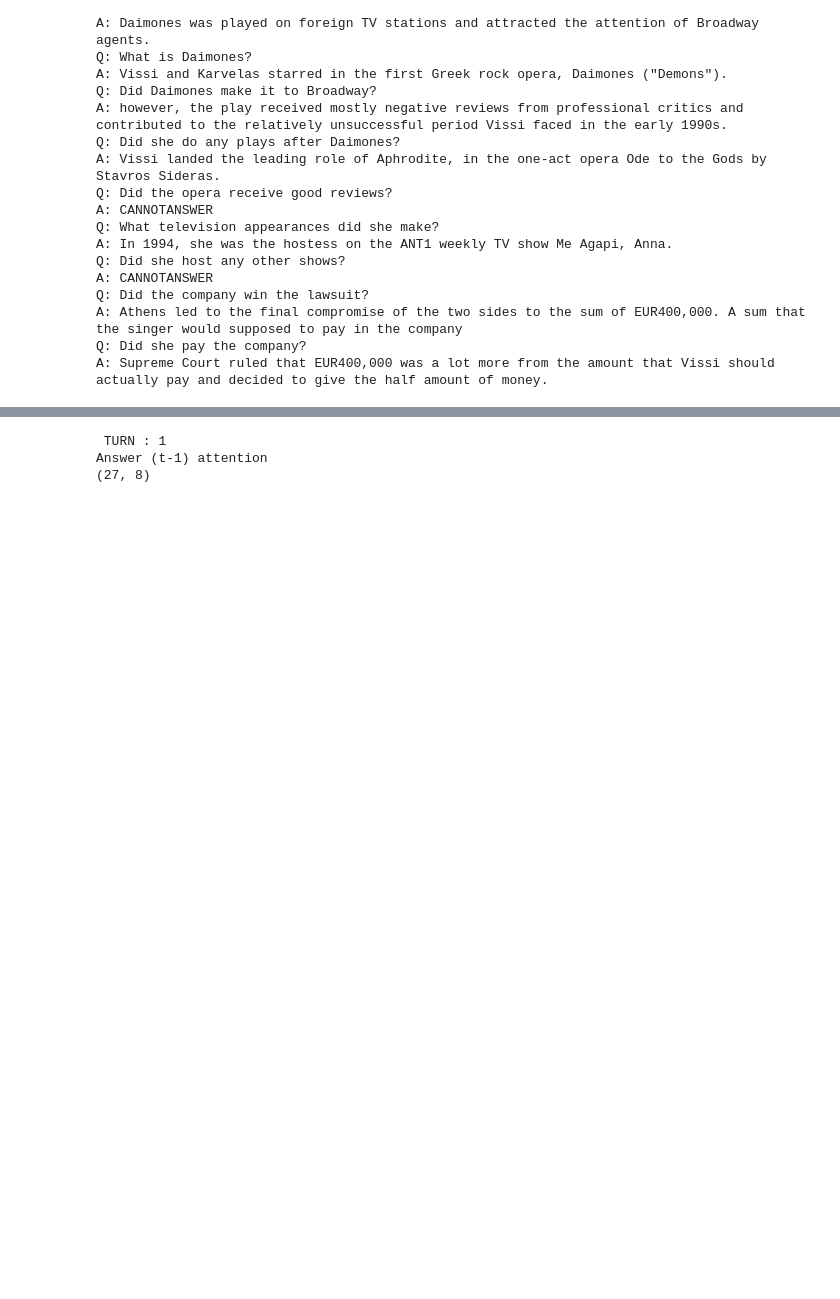
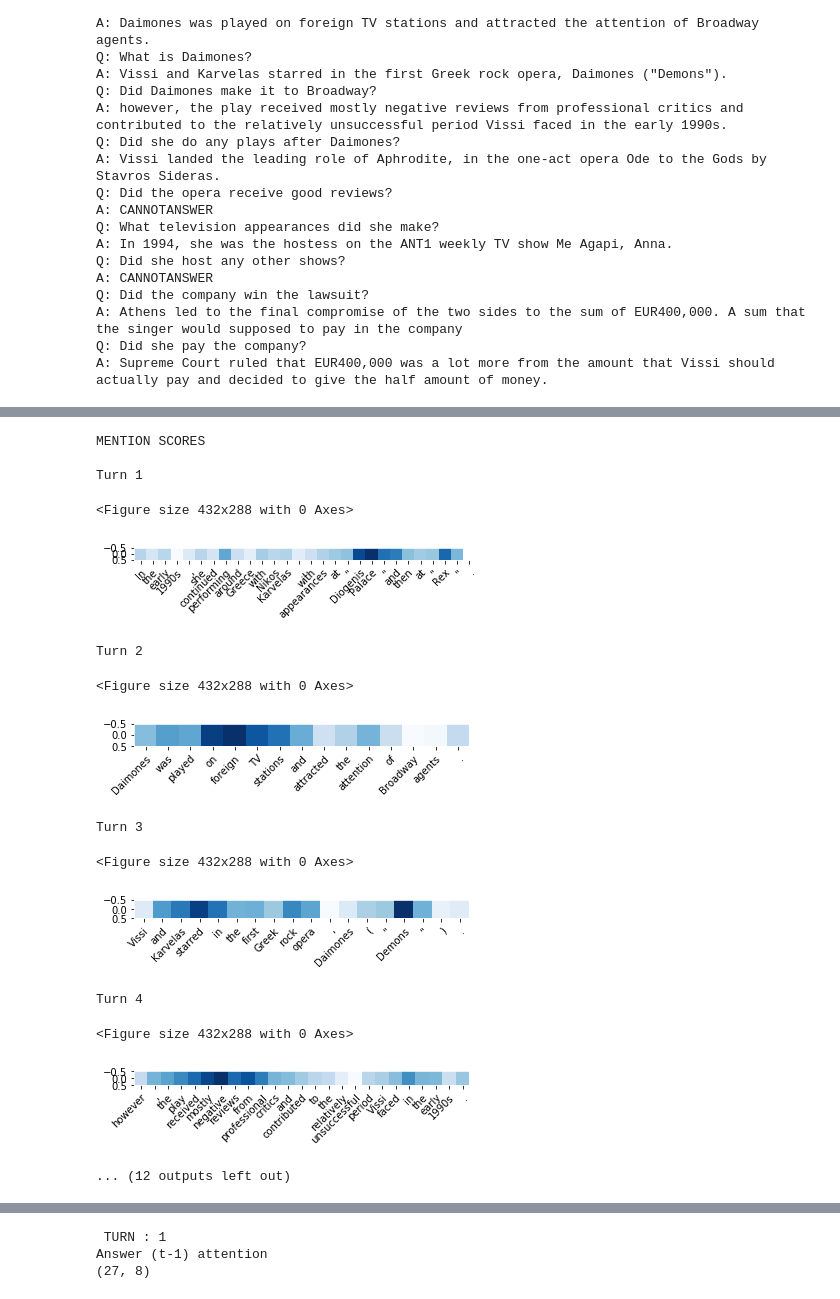
Before and after one commit to sohamghosh121/conversational-question-reformulation, a Jupyter notebook: visualization.ipynb, the cells around one changed output, grey strips where cells are left out. Drawn from its saved outputs; the diff is of its cells as text; code cells hidden in the pictures; blank space fills up the shorter version.

```diff
--- a/visualization.ipynb
+++ b/visualization.ipynb
@@ -6,4 +7,13 @@ from models.predictor import DialogQAPredictor
 from models.dialog_qa_ctx import DialogQA
 from models.readers import QuACReader
 from allennlp.common.params import Params
+# %%
+import spacy
+nlp = spacy.load('en_core_web_sm')
+
+def _remove_spaces(tokens):
+    return [token for token in tokens if not token.is_space]
+
+def split_tokens(s):
+    return [x.text for x in _remove_spaces(nlp(s))]
 # %%
@@ -143,4 +138,55 @@ if pred['ant_scores'][0] != None:
 ... (8 outputs left out)
+# %%
+print('''
+MENTION SCORES
+''')
+
+if pred['men_scores_a'][0] != None:
+    men_scores_a = np.array(pred['men_scores_a'])
+    men_scores_q = np.array(pred['men_scores_q'])
+    for i in range(1,len(data[EXAMPLE_IX]['paragraphs'][0]['qas'])):
+        if np.all(followups[i-1] == 'y'):
+            print('Turn {}'.format(i))
+            a_scores = men_scores_a[0, i, :, 0].reshape((1, men_scores_a.shape[2]))
+            q_scores = men_scores_q[0, i, :, 0].reshape((1, men_scores_q.shape[2]))
+
+    #         plt.figure()
+    #         fig, ax1 = plt.subplots(1,1)
+    #         q_scores = q_scores[:, :len(pred['question_tokens'][i-1])]
+    #         heatmap = ax1.imshow(q_scores, cmap="Blues", interpolation='nearest')
+    #         ax1.set_xticks(np.arange(len(pred['question_tokens'][i-1])))
+    #         ax1.set_xticklabels(pred['question_tokens'][i-1])
+    #         plt.setp(ax1.get_xticklabels(), rotation=45, ha="right",
+    #              rotation_mode="anchor")
+    #         plt.colorbar(heatmap)
+    #         plt.show()
+
+            plt.figure()
+            fig, ax1 = plt.subplots(1,1)
+            a_scores = a_scores[:, :len(split_tokens(pred['answer_tokens'][i-1][0]))]
+            heatmap = ax1.imshow(a_scores, cmap="Blues", interpolation='nearest')
+            ax1.set_xticks(np.arange(len(split_tokens(pred['answer_tokens'][i-1][0]))))
+            ax1.set_xticklabels(split_tokens(pred['answer_tokens'][i-1][0]))
+            plt.setp(ax1.get_xticklabels(), rotation=45, ha="right",
+                 rotation_mode="anchor")
+    #         plt.colorbar(heatmap)
+            plt.show()
+# %% [output]
+MENTION SCORES
+
+Turn 1
+<Figure size 432x288 with 0 Axes>
+[figure, added]
+Turn 2
+<Figure size 432x288 with 0 Axes>
+[figure, added]
+Turn 3
+<Figure size 432x288 with 0 Axes>
+[figure, added]
+Turn 4
+<Figure size 432x288 with 0 Axes>
+[figure, added]
+... (12 outputs left out)
 # %%
 import numpy as np
 
```
Also changed, not shown: parts of 8 cells of this notebook, 2 other files.
